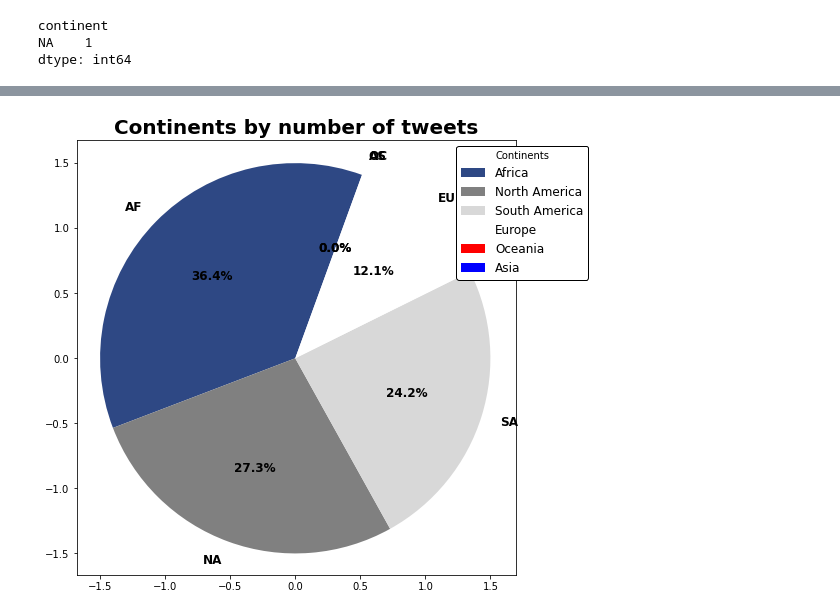
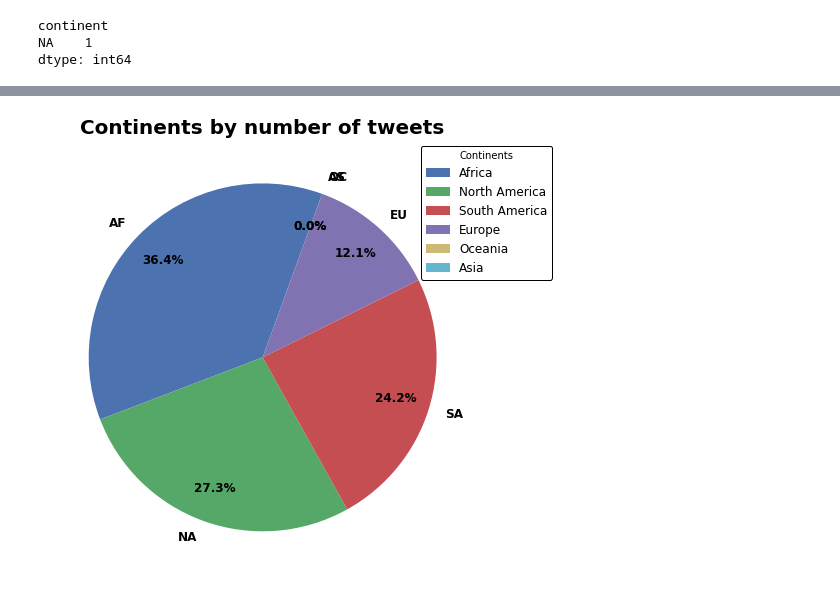
Before and after one commit to Ayoubkassi/Twitter_Comercial_Segments, a Jupyter notebook: Data_analysis.ipynb, the cells around one changed output, grey strips where cells are left out. Saved outputs shown, nothing was run; the diff lists cells and outputs as text; code cells hidden in the pictures.

```diff
--- a/Data_analysis.ipynb
+++ b/Data_analysis.ipynb
@@ -149,37 +150,31 @@ plt.legend()
 # %%
+import seaborn as sns
+import matplotlib.pyplot as plt
 
 s = [12, 9, 8, 4, 0, 0]
 new = ['AF', 'NA', 'SA', 'EU', 'OC', 'AS']
-explode = (0, 0, 0, 0, 0, 0)
-
-colors = ['#2e4884', 'grey', '#d8d8d8', 'w', 'r', 'b']
+colors = ['#4c72b0', '#55a868', '#c44e52', '#8172b2', '#ccb974', '#64b5cd']
 
 fig, ax = plt.subplots(figsize=(8, 8))
-patches, texts, autotexts = ax.pie(s, explode=explode, labels=new,
-                                   colors=colors,
-                                   autopct='%1.1f%%',
-                                   shadow=False,
-                                   startangle=70,
-                                   radius=1.5,
-                                   frame=True,
-                                   textprops={'fontsize': 12,
-                                              'color': 'black',
-                                              'weight': 'bold'})
-
+wedges, texts, autotexts = ax.pie(s, labels=new, colors=colors, startangle=70,
+                                  autopct='%1.1f%%', pctdistance=0.8,
+                                  labeldistance=1.1, textprops={'fontsize': 12,
+                                                                 'color': 'black',
+                                                                 'weight': 'bold'})
 # Add legend
 legend_labels = ['Africa', 'North America', 'South America',
                  'Europe', 'Oceania', 'Asia']
 legend_colors = [colors[i] for i in range(len(new))]
-ax.legend(legend_labels, title="Continents", loc="upper left",
-          bbox_to_anchor=(0.85, 1), fontsize=12,
-          frameon=True, framealpha=1, fancybox=True, edgecolor="black",
-          facecolor="white")
+plt.legend(wedges, legend_labels, title="Continents", loc="upper left",
+           bbox_to_anchor=(0.85, 1), fontsize=12,
+           frameon=True, framealpha=1, fancybox=True, edgecolor="black",
+           facecolor="white")
 
 # Add title and subtitle
 ax.set_title("Continents by number of tweets", fontsize=20, weight="bold")
 
 # Set aspect ratio to be equal and display the chart
 ax.set_aspect('equal')
 plt.show()
 # %% [output]
-[figure, old version]
+[figure, new version]
```
Also changed, not shown: parts of 2 cells of this notebook.
